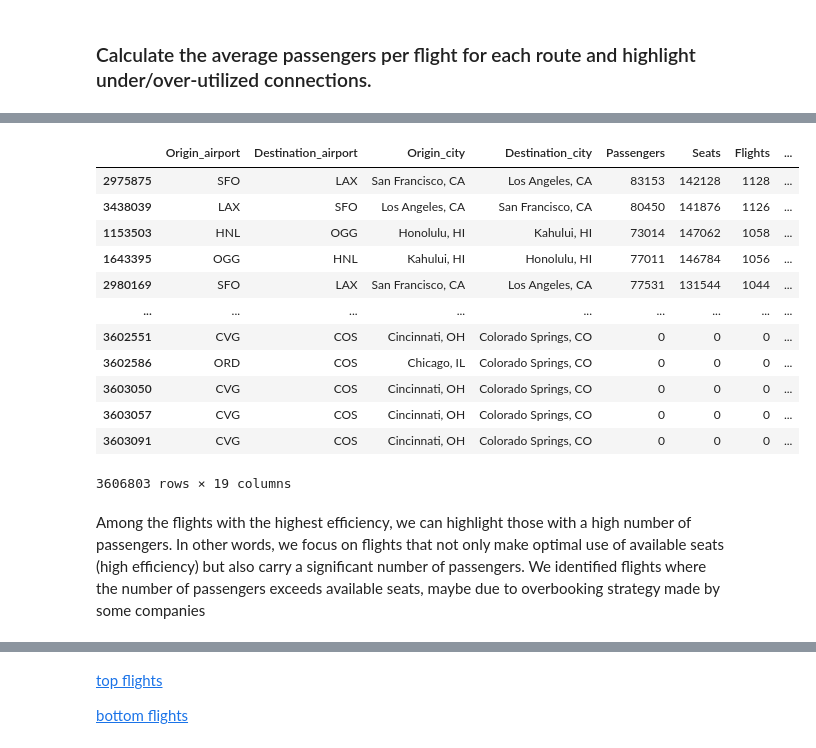
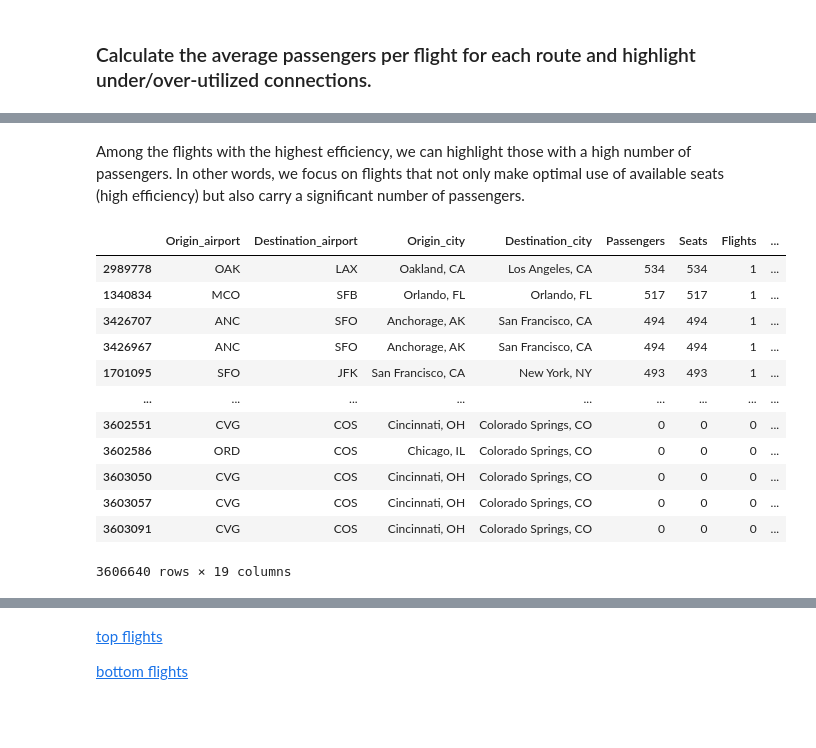
Before and after one commit to LinCannn/ADM-HW5, a Jupyter notebook: esericizioB1.ipynb, the cells around one changed output, grey strips where cells are left out. Drawn from its saved outputs; the diff is of its cells as text; code cells hidden in the pictures; blank space fills up the shorter version.

```diff
--- a/esericizioB1.ipynb
+++ b/esericizioB1.ipynb
@@ -397,50 +440,47 @@ Another important step was to calculate passengers per flight, which is the aver
+# %% [markdown]
+Among the flights with the highest efficiency, we can highlight those with a high number of passengers. In other words, we focus on flights that not only make optimal use of available seats (high efficiency) but also carry a significant number of passengers.
 # %%
+def passangerperflight(df_final):
+
+    df_final = df_final[df_final['Passengers'] <= df_final['Seats'] * df_final['Flights']].copy()
+    df_final.loc[:, 'Total_Seats'] = df_final['Seats'] * df_final['Flights']
 
 
-def passangerperflight(df_final):
-
-    df_final['Total_Seats'] = df_final['Seats'] * df_final['Flights']
-    df_final['Efficiency'] = np.where(
-    df_final['Total_Seats'] == 0,
-    0,
-    np.minimum(df_final['Passengers'] / df_final['Total_Seats'], 1)
-)
+    df_final.loc[:, 'Efficiency'] = np.where(
+        df_final['Total_Seats'] == 0,
+        0,
+        np.minimum(df_final['Passengers'] / df_final['Total_Seats'], 1)
+    )
 
 
-
-
-    df_final['Passengers_per_Flight'] = np.where(
-        df_final['Flights'] == 0,
+    df_final.loc[:, 'Passengers_per_Flight'] = np.where(
+        df_final['Flights'] == 0,  #
         0,
         df_final['Passengers'] / df_final['Flights']
     )
 
 
-    df_final_sorted = df_final.sort_values(by=['Flights','Passengers_per_Flight'], ascending=[False, False])
+    df_final_sorted = df_final.sort_values(by=['Efficiency','Flights','Passengers_per_Flight'], ascending=[False, False,False])
 
 
-    df_final_sorted['Route'] = df_final_sorted['Origin_airport'] + " - " + df_final_sorted['Destination_airport']
-
+    df_final_sorted.loc[:, 'Route'] = df_final_sorted['Origin_airport'] + " - " + df_final_sorted['Destination_airport']
 
     return df_final_sorted
 
+
 sorted_df = passangerperflight(df_final)
-
 display(sorted_df)
 # %% [output]
 |  | Origin_airport | Destination_airport | Origin_city | Destination_city | Passengers | Seats | Flights | ... |
-| 2975875 | SFO | LAX | San Francisco, CA | Los Angeles, CA | 83153 | 142128 | 1128 | ... |
-| 3438039 | LAX | SFO | Los Angeles, CA | San Francisco, CA | 80450 | 141876 | 1126 | ... |
-| 1153503 | HNL | OGG | Honolulu, HI | Kahului, HI | 73014 | 147062 | 1058 | ... |
-| 1643395 | OGG | HNL | Kahului, HI | Honolulu, HI | 77011 | 146784 | 1056 | ... |
-| 2980169 | SFO | LAX | San Francisco, CA | Los Angeles, CA | 77531 | 131544 | 1044 | ... |
+| 2989778 | OAK | LAX | Oakland, CA | Los Angeles, CA | 534 | 534 | 1 | ... |
+| 1340834 | MCO | SFB | Orlando, FL | Orlando, FL | 517 | 517 | 1 | ... |
+| 3426707 | ANC | SFO | Anchorage, AK | San Francisco, CA | 494 | 494 | 1 | ... |
+| 3426967 | ANC | SFO | Anchorage, AK | San Francisco, CA | 494 | 494 | 1 | ... |
+| 1701095 | SFO | JFK | San Francisco, CA | New York, NY | 493 | 493 | 1 | ... |
 | ... | ... | ... | ... | ... | ... | ... | ... | ... |
 | 3602551 | CVG | COS | Cincinnati, OH | Colorado Springs, CO | 0 | 0 | 0 | ... |
 | 3602586 | ORD | COS | Chicago, IL | Colorado Springs, CO | 0 | 0 | 0 | ... |
 | 3603050 | CVG | COS | Cincinnati, OH | Colorado Springs, CO | 0 | 0 | 0 | ... |
 | 3603057 | CVG | COS | Cincinnati, OH | Colorado Springs, CO | 0 | 0 | 0 | ... |
 | 3603091 | CVG | COS | Cincinnati, OH | Colorado Springs, CO | 0 | 0 | 0 | ... |
-3606803 rows × 19 columns
+3606640 rows × 19 columns
-# %% [markdown]
-Among the flights with the highest efficiency, we can highlight those with a high number of passengers. In other words, we focus on flights that not only make optimal use of available seats (high efficiency) but also carry a significant number of passengers.
-We identified flights where the number of passengers exceeds available seats, maybe due to overbooking strategy made by some companies
```
Also changed, not shown: parts of 13 cells of this notebook.
